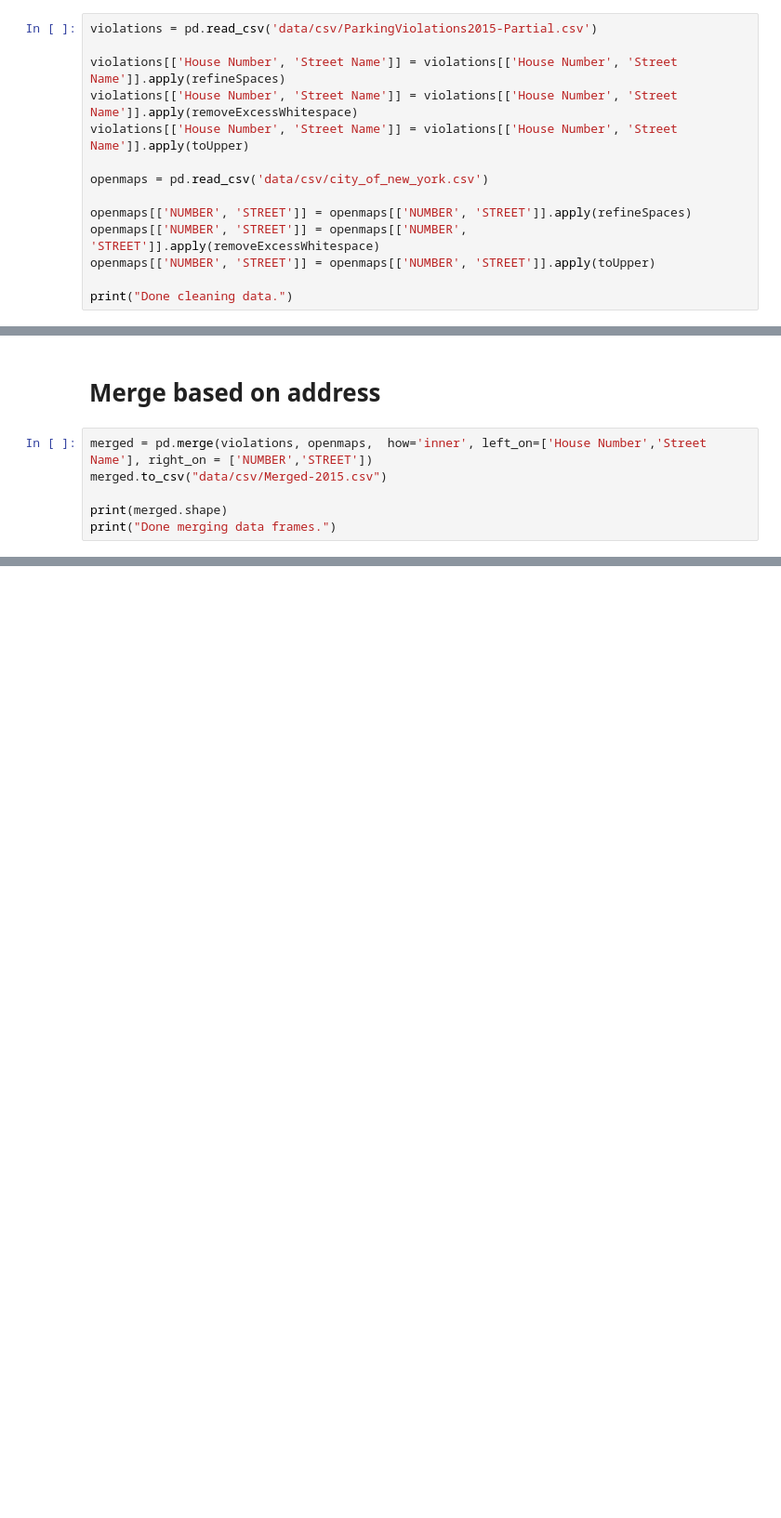
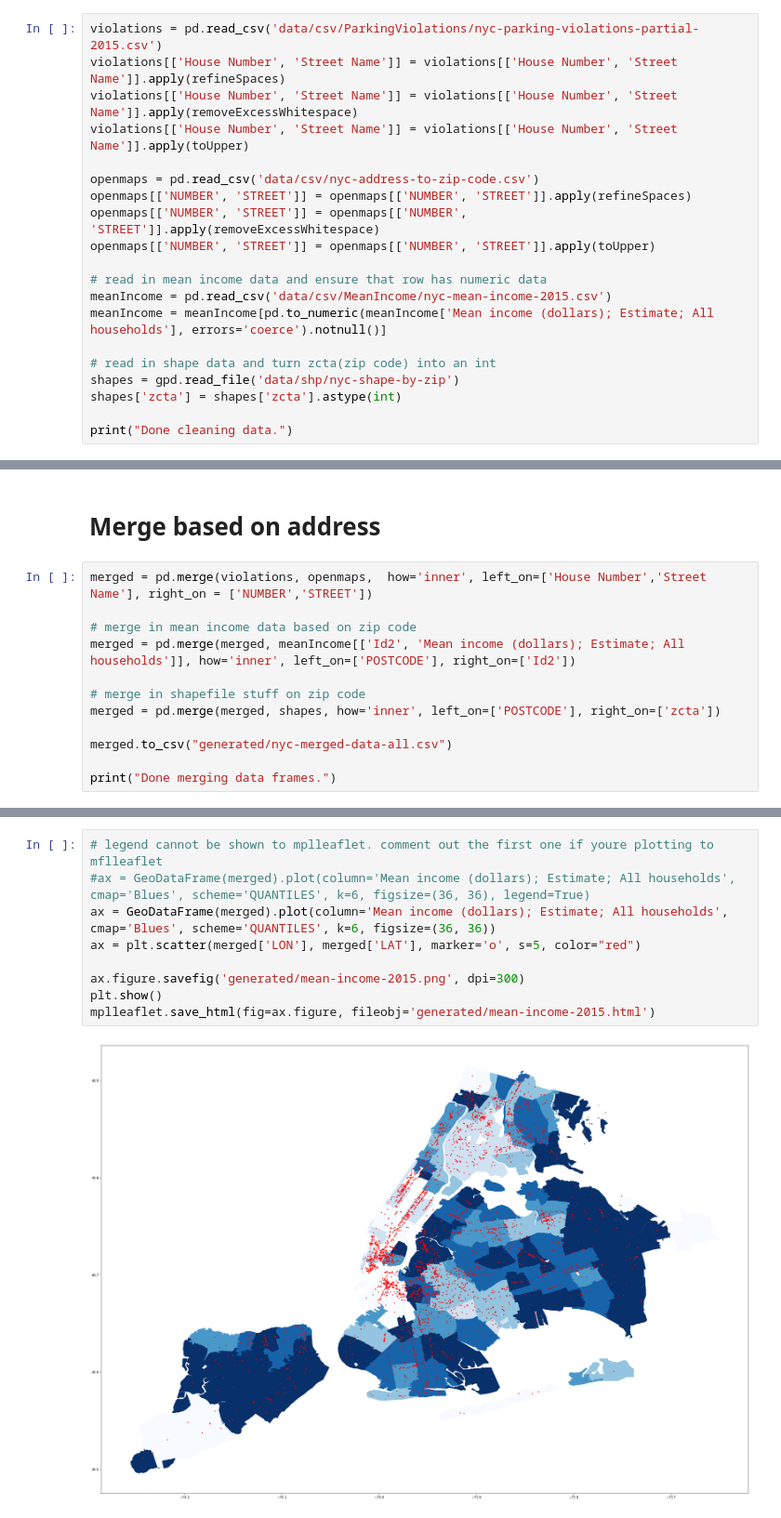
Before and after one commit to kjmj/New-York-City-Parking-Violations, a Jupyter notebook: map.ipynb, the cells around one changed output, grey strips where cells are left out. Shown at 93% size. Cells and saved outputs as stored; diff of their text form; blank space fills up the shorter version.

Commit message:
mean income for 2015 is plotted and colored

```diff
--- a/map.ipynb
+++ b/map.ipynb
@@ -20,18 +23,24 @@ def toUpper(x):
 # %% [markdown]
 ## Data Cleaning
 # %%
-violations = pd.read_csv('data/csv/ParkingViolations2015-Partial.csv')
-
+violations = pd.read_csv('data/csv/ParkingViolations/nyc-parking-violations-partial-2015.csv')
 violations[['House Number', 'Street Name']] = violations[['House Number', 'Street Name']].apply(refineSpaces)
 violations[['House Number', 'Street Name']] = violations[['House Number', 'Street Name']].apply(removeExcessWhitespace)
 violations[['House Number', 'Street Name']] = violations[['House Number', 'Street Name']].apply(toUpper)
 
-openmaps = pd.read_csv('data/csv/city_of_new_york.csv')
-
+openmaps = pd.read_csv('data/csv/nyc-address-to-zip-code.csv')
 openmaps[['NUMBER', 'STREET']] = openmaps[['NUMBER', 'STREET']].apply(refineSpaces)
 openmaps[['NUMBER', 'STREET']] = openmaps[['NUMBER', 'STREET']].apply(removeExcessWhitespace)
 openmaps[['NUMBER', 'STREET']] = openmaps[['NUMBER', 'STREET']].apply(toUpper)
 
+# read in mean income data and ensure that row has numeric data
+meanIncome = pd.read_csv('data/csv/MeanIncome/nyc-mean-income-2015.csv')
+meanIncome = meanIncome[pd.to_numeric(meanIncome['Mean income (dollars); Estimate; All households'], errors='coerce').notnull()]
+
+# read in shape data and turn zcta(zip code) into an int
+shapes = gpd.read_file('data/shp/nyc-shape-by-zip')
+shapes['zcta'] = shapes['zcta'].astype(int)
+
 print("Done cleaning data.")
 # %% [output]
 Done cleaning data.
@@ -39,8 +48,14 @@ Done cleaning data.
 # Merge based on address
 # %%
 merged = pd.merge(violations, openmaps,  how='inner', left_on=['House Number','Street Name'], right_on = ['NUMBER','STREET'])
-merged.to_csv("data/csv/Merged-2015.csv")
 
-print(merged.shape)
+# merge in mean income data based on zip code
+merged = pd.merge(merged, meanIncome[['Id2', 'Mean income (dollars); Estimate; All households']], how='inner', left_on=['POSTCODE'], right_on=['Id2'])
+
+# merge in shapefile stuff on zip code
+merged = pd.merge(merged, shapes, how='inner', left_on=['POSTCODE'], right_on=['zcta'])
+
+merged.to_csv("generated/nyc-merged-data-all.csv")
+
 print("Done merging data frames.")
 # %% [output]
@@ -75,0 +66,11 @@ mplleaflet.save_html(fig=ax.figure)
+# %%
+# legend cannot be shown to mplleaflet. comment out the first one if youre plotting to mflleaflet
+#ax = GeoDataFrame(merged).plot(column='Mean income (dollars); Estimate; All households',  cmap='Blues', scheme='QUANTILES', k=6, figsize=(36, 36), legend=True)
+ax = GeoDataFrame(merged).plot(column='Mean income (dollars); Estimate; All households',  cmap='Blues', scheme='QUANTILES', k=6, figsize=(36, 36))
+ax = plt.scatter(merged['LON'], merged['LAT'], marker='o', s=5, color="red")
+
+ax.figure.savefig('generated/mean-income-2015.png', dpi=300)
+plt.show()
+mplleaflet.save_html(fig=ax.figure, fileobj='generated/mean-income-2015.html')
+# %% [output]
+[figure, added]
```
Also changed, not shown: parts of 4 cells of this notebook, 30 other files.
